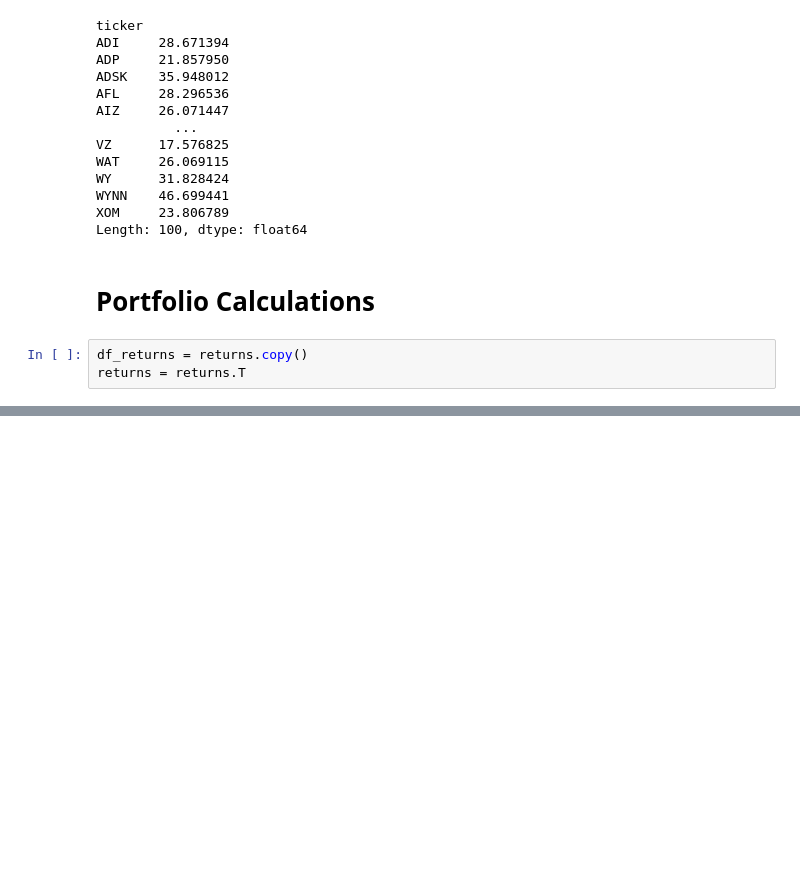
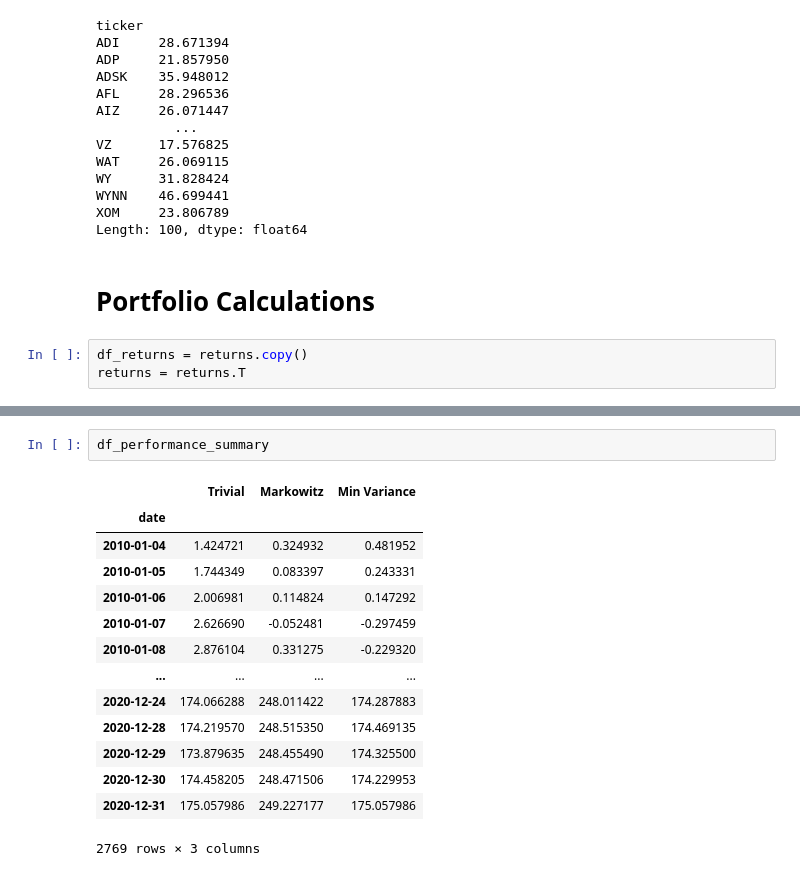
Before and after one commit to talhajamal11/BigData1Project, a Jupyter notebook: src/TalhaJamal/testing.ipynb, the cells around one changed output, grey strips where cells are left out. Drawn from its saved outputs; the diff is of its cells as text; blank space fills up the shorter version.

```diff
--- a/src/TalhaJamal/testing.ipynb
+++ b/src/TalhaJamal/testing.ipynb
@@ -144,0 +326,17 @@ def portfolio_vol(weights, returns):
+# %%
+df_performance_summary
+# %% [output]
+|  | Trivial | Markowitz | Min Variance |
+| date |  |  |  |
+| 2010-01-04 | 1.424721 | 0.324932 | 0.481952 |
+| 2010-01-05 | 1.744349 | 0.083397 | 0.243331 |
+| 2010-01-06 | 2.006981 | 0.114824 | 0.147292 |
+| 2010-01-07 | 2.626690 | -0.052481 | -0.297459 |
+| 2010-01-08 | 2.876104 | 0.331275 | -0.229320 |
+| ... | ... | ... | ... |
+| 2020-12-24 | 174.066288 | 248.011422 | 174.287883 |
+| 2020-12-28 | 174.219570 | 248.515350 | 174.469135 |
+| 2020-12-29 | 173.879635 | 248.455490 | 174.325500 |
+| 2020-12-30 | 174.458205 | 248.471506 | 174.229953 |
+| 2020-12-31 | 175.057986 | 249.227177 | 175.057986 |
+2769 rows × 3 columns
```
Also changed, not shown: parts of 19 cells of this notebook.
